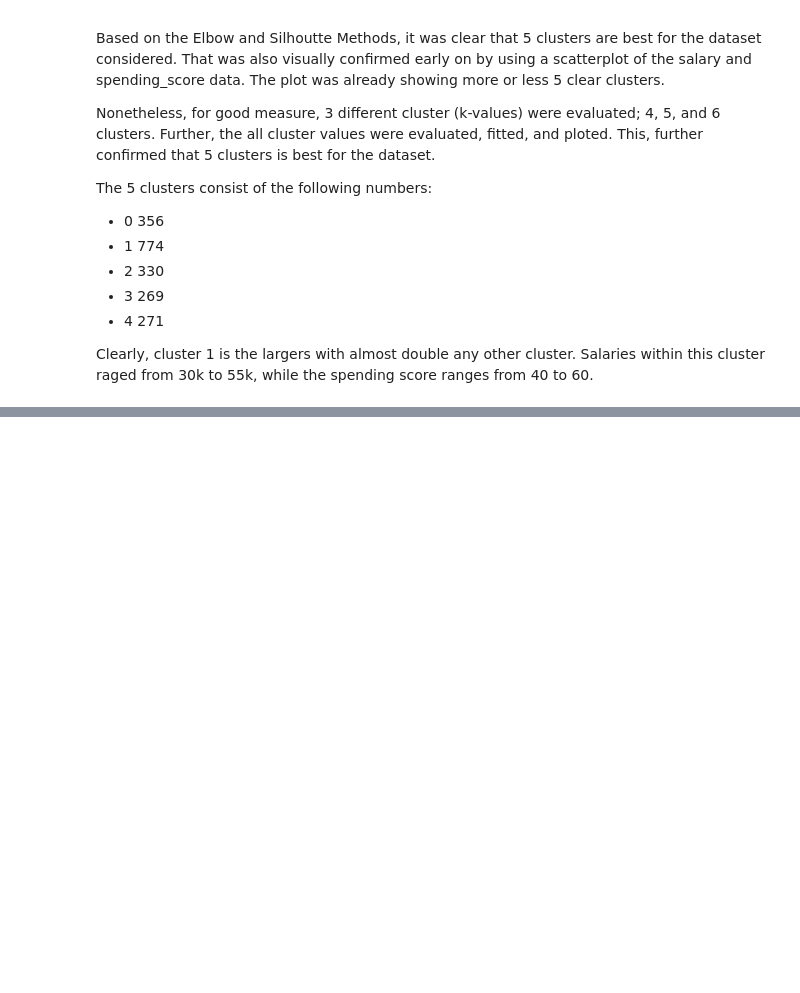
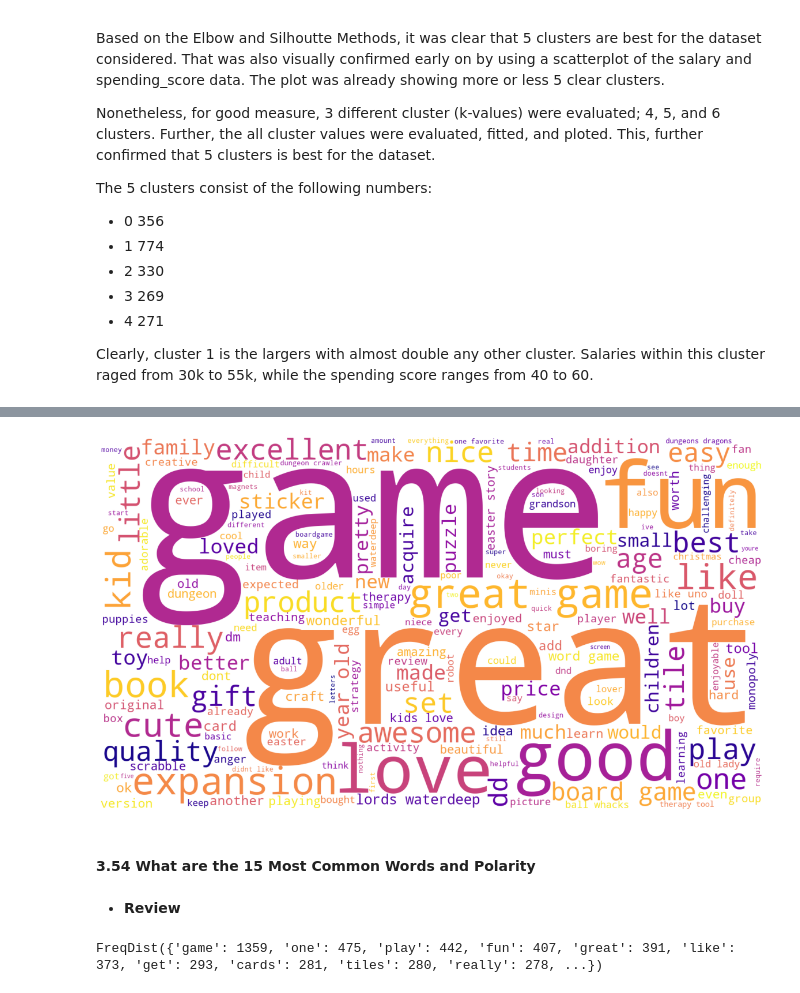
Before and after one commit to rabuhassan/LSE_DA301_Assignment_Turtle_Games, a Jupyter notebook: LSE_DA301_assignment_JupyterNotebook_Rachid_Abu-Hassan.ipynb, the cells around one changed output, grey strips where cells are left out. Drawn from its saved outputs; the diff is of its cells as text; code cells hidden in the pictures; blank space fills up the shorter version.

```diff
--- a/LSE_DA301_assignment_JupyterNotebook_Rachid_Abu-Hassan.ipynb
+++ b/LSE_DA301_assignment_JupyterNotebook_Rachid_Abu-Hassan.ipynb
@@ -768,0 +1172,32 @@ Clearly, cluster 1 is the largers with almost double any other cluster. Salaries
+# %%
+# Set the colour palette.
+sns.set(color_codes=True)
+
+# Create a WordCloud object.
+summary_final_wordcloud = WordCloud(width = 1600, height = 900,
+                                    background_color ='white',
+                                    colormap = 'plasma',
+                                    stopwords = 'none',
+                                    min_font_size = 10).generate(summary_tokens_string)
+# %%
+# Plot the Summary WordCloud image.
+plt.figure(figsize = (16, 9), facecolor = None)
+plt.imshow(summary_final_wordcloud)
+plt.axis("off")
+plt.tight_layout(pad = 0)
+plt.savefig('summary_wo_stopwords.png')
+plt.show()
+# %% [output]
+[figure, added]
+# %% [markdown]
+#### 3.54 What are the 15 Most Common Words and Polarity
+# %% [markdown]
+* **Review**
+# %%
+# View the frequency distribution.
+review_dist = FreqDist(review_tokens)
+
+# Preview the data.
+review_dist
+# %% [output]
+FreqDist({'game': 1359, 'one': 475, 'play': 442, 'fun': 407, 'great': 391, 'like': 373, 'get': 293, 'cards': 281, 'tiles': 280, 'really': 278, ...})
```
Also changed, not shown: parts of 91 cells of this notebook, 9 other files.
